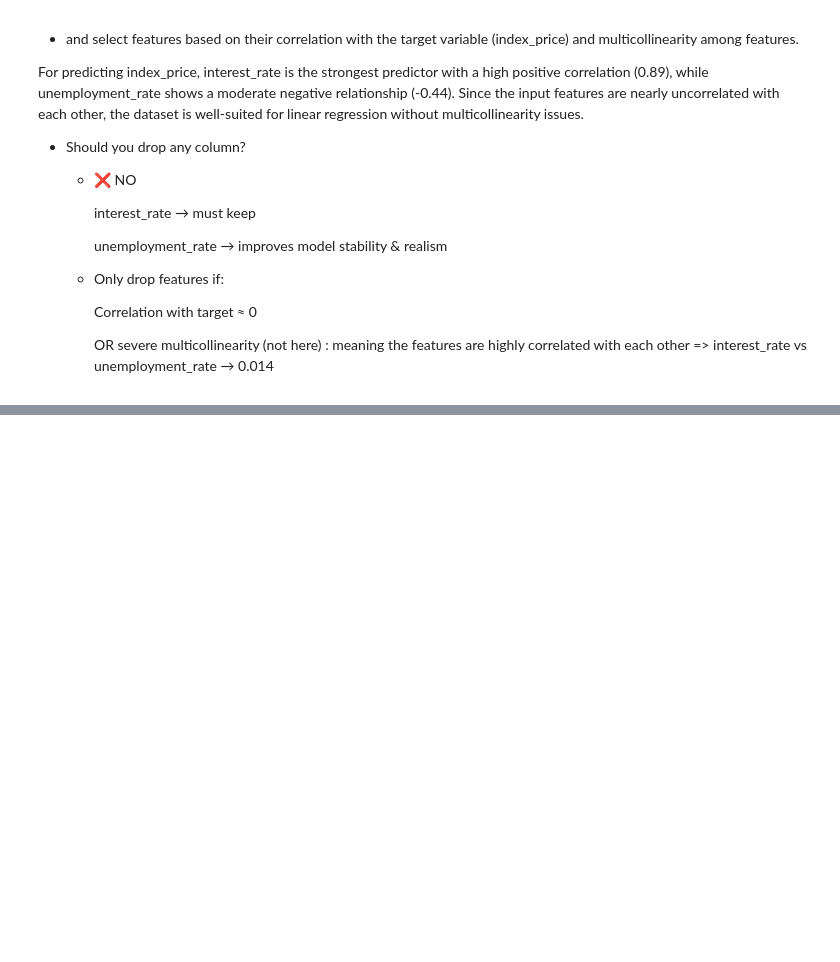
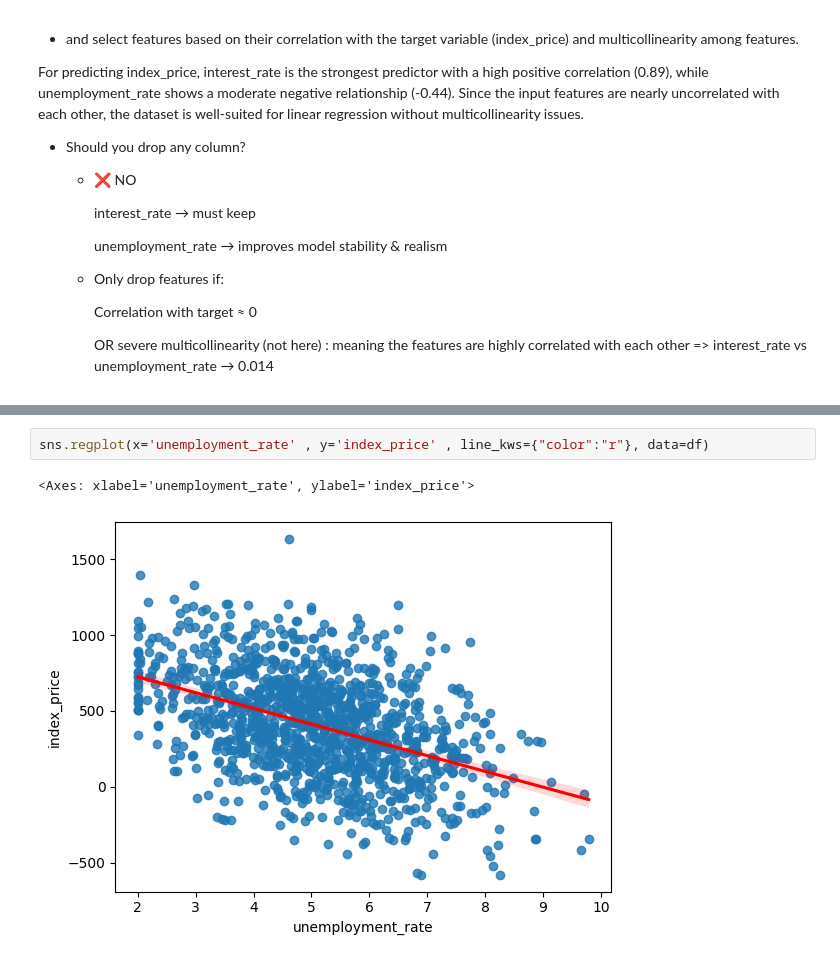
Before and after one commit to DevRitesh08/Machine-Learning-From-Scratch, a Jupyter notebook: experiments/Multiple-Linear-Regression.ipynb, the cells around one changed output, grey strips where cells are left out. Saved outputs shown, nothing was run; the diff lists cells and outputs as text; blank space fills up the shorter version.

```diff
--- a/experiments/Multiple-Linear-Regression.ipynb
+++ b/experiments/Multiple-Linear-Regression.ipynb
@@ -90,0 +166,5 @@ with each other, the dataset is well-suited for linear regression without multic
+# %%
+sns.regplot(x='unemployment_rate' , y='index_price' , line_kws={"color":"r"}, data=df)
+# %% [output]
+<Axes: xlabel='unemployment_rate', ylabel='index_price'>
+[figure, added]
```
Also changed, not shown: parts of 40 cells of this notebook.
